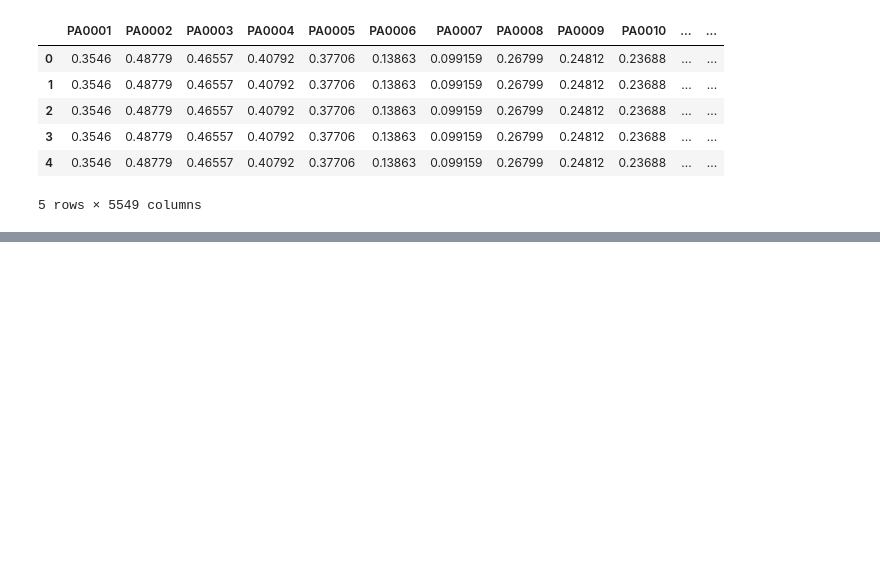
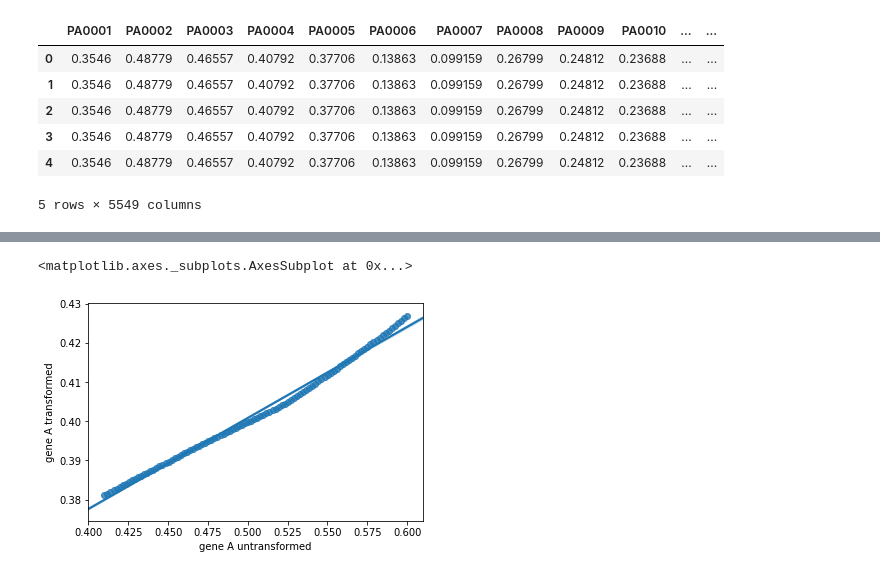
Before and after one commit to greenelab/Pseudomonas_latent_spaces, a Jupyter notebook: scripts/explore_relationship_AandB_pt2.ipynb, the cells around one changed output, grey strips where cells are left out. Cells and saved outputs as stored; diff of their text form; code cells hidden in the pictures; blank space fills up the shorter version.

```diff
--- a/scripts/explore_relationship_AandB_pt2.ipynb
+++ b/scripts/explore_relationship_AandB_pt2.ipynb
@@ -668,0 +638,10 @@ dtype: float64
+# %%
+# Join original expression of A and transformed expression of A
+original_A_exp = A_exp_sample_modified_df[rep_gene_A]
+predict_A_exp = predict_gene_exp[rep_gene_A]
+
+original_A_vs_transformed_A_df = pd.merge(original_A_exp.to_frame('gene A untransformed'),
+                      predict_A_exp.to_frame('gene A transformed'),
+                      left_index=True, right_index=True)
+
+original_A_vs_transformed_A_df.head()
@@ -668,0 +655,8 @@ dtype: float64
+# %%
+# Plot
+sns.regplot(x='gene A untransformed',
+            y='gene A transformed',
+           data = original_A_vs_transformed_A_df)
+# %% [output]
+<matplotlib.axes._subplots.AxesSubplot at 0x...>
+[figure, added]
```
Also changed, not shown: parts of 12 cells of this notebook, 3 other files.
